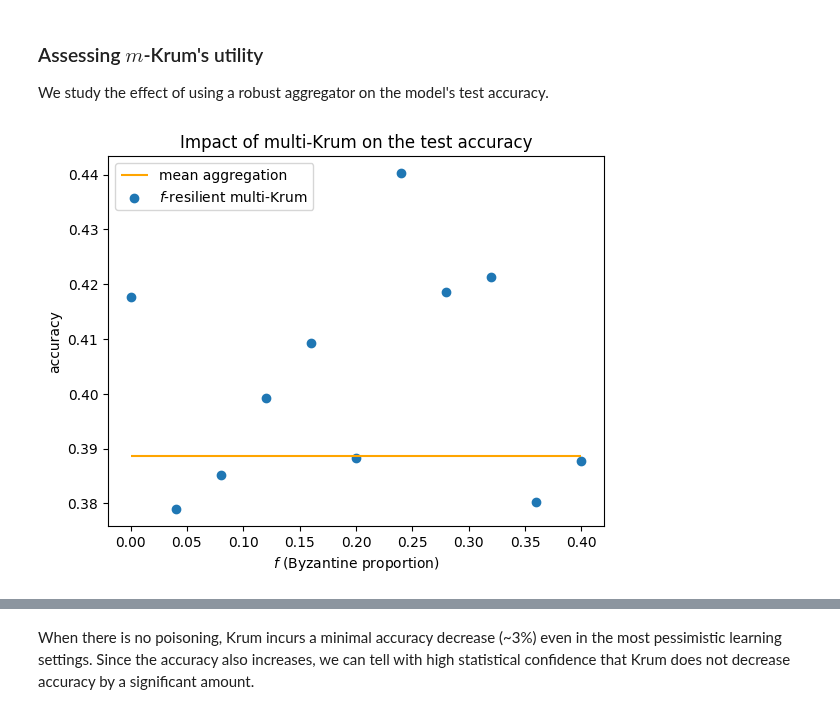
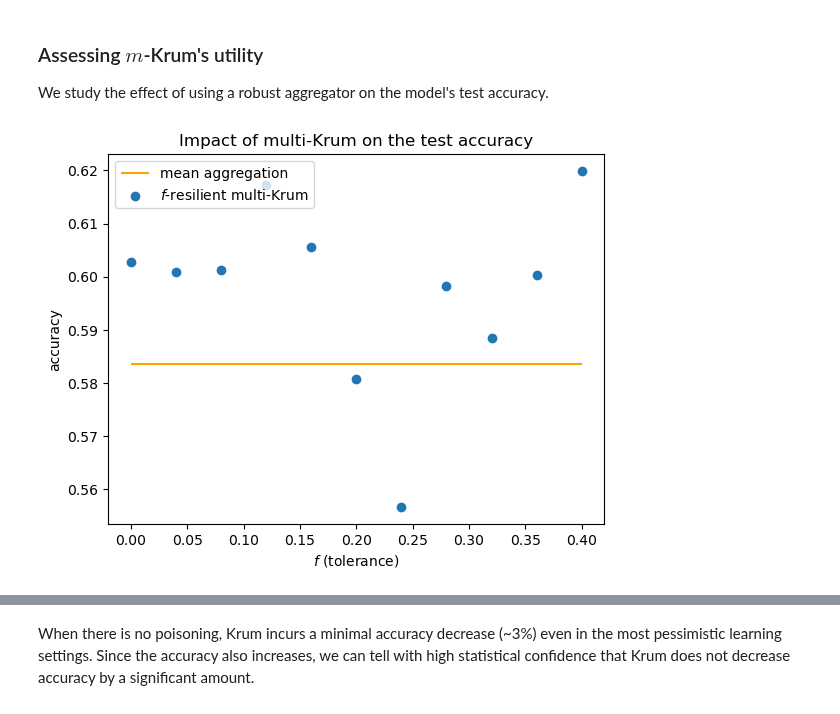
Before and after one commit to AI-Safety-X2023/playground, a Jupyter notebook: implementations/projects/poisoning/inverting_gradient_attack_cookbook.ipynb, the cells around one changed output, grey strips where cells are left out. Saved outputs shown, nothing was run; the diff lists cells and outputs as text; code cells hidden in the pictures.

```diff
--- a/implementations/projects/poisoning/inverting_gradient_attack_cookbook.ipynb
+++ b/implementations/projects/poisoning/inverting_gradient_attack_cookbook.ipynb
@@ -166,7 +180,10 @@ def run_pipeline(
         inverter = GradientInverter(
             method = inversion_method,
             estimator = ShadowGradientEstimator(aux_loader),
-            steps = 5,
+            steps = 15,
+            lr = 0.6,
+            lr_decay = 0.93,
+            momentum = 0.5,
             sample_init = SampleInitFeedback(aux_data),
             #sample_init = SampleInitRandomNoise(training_data),
         )
@@ -380,3 +398,14 @@ def display_pipeline_results(results: PipelineResults):
 
         label = "poisoning" if results.poisoning else "clean"
         ax.set_title(f"Training accuracy ({label})")
+# %%
+import scienceplots
+
+plt.style.use('science')
+
+FIGURES_DIR = DATA_DIR / 'figures'
+os.makedirs(FIGURES_DIR, exist_ok=True)
+
+def save_figure(name: str, format='pdf'):
+    figure_path = FIGURES_DIR / f"{name}.{format}"
+    plt.savefig(figure_path)
@@ -384,0 +728,11 @@ def display_pipeline_results(results: PipelineResults):
+# %%
+training_hparams = dict(epochs=5)
+trained, train_results = train(
+    ConvNet16,
+    opt_cls=SGD,
+    aggregator=Mean(),
+    training_hparams=training_hparams,
+    quicktesting=False,
+)
+all_logs[(0.0, None)] = train_results.train_logs
+all_logs_ = {(alpha, m): r for ((alpha, m), r) in all_logs.items() if alpha == 0.4}
@@ -420,24 +776,25 @@ def assess_krum(
     df = pd.DataFrame({'f': x_f, 'accuracy': y_accuracy})
     return base_acc, df
 # %%
-base_acc, x_f_y_acc = assess_krum(ShuffleNetV2)
+base_acc, x_f_y_acc = assess_krum(ShuffleNetV2, training_hparams=dict(epochs=4))
 # %%
 def display_krum_assessment(base_acc: float, x_f_y_acc: pd.DataFrame):
     # TODO: error bars + statistical test
     x_f = x_f_y_acc['f']
     y_accuracy = x_f_y_acc['accuracy']
     plt.hlines(base_acc, min(x_f), max(x_f), label="mean aggregation", colors='orange')
 
     plt.scatter(x_f, y_accuracy, label=r"$f$-resilient multi-Krum")
-    plt.xlabel(r"$f$ (Byzantine proportion)")
+    plt.xlabel(r"$f$ (tolerance)")
     plt.ylabel(r"accuracy")
     plt.legend(loc="upper left")
     plt.title(r"Impact of multi-Krum on the test accuracy")
     plt.show()
 
 display_krum_assessment(base_acc, x_f_y_acc)
+save_figure("krum_impact_of_accuracy_without_poisoning")
 # %% [output]
-[figure, old version]
+[figure, new version]
 # %%
 print(f"Base accuracy (mean): {base_acc:.3}")
 print(f"Krum accuracy:")
```
Also changed, not shown: parts of 118 cells of this notebook.
